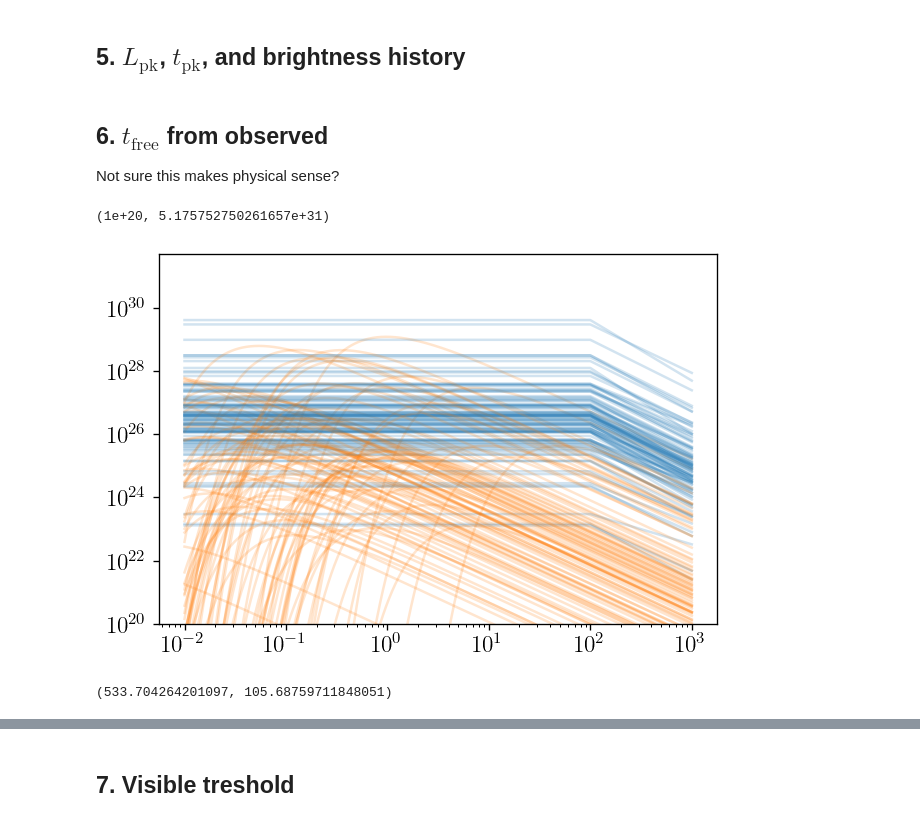
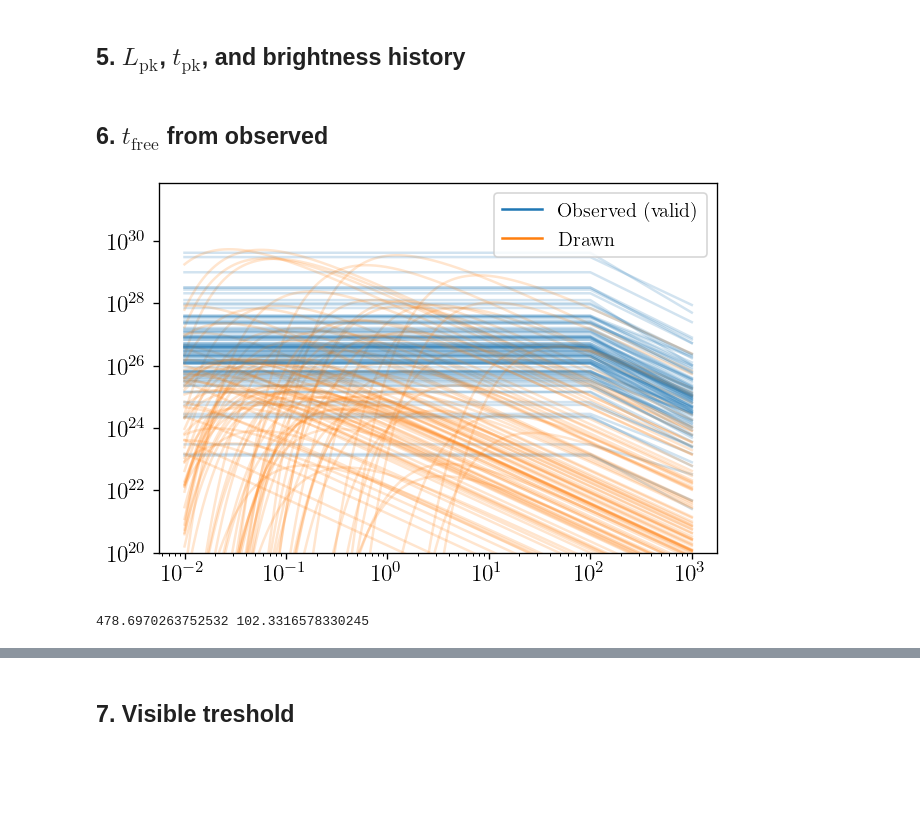
Before and after one commit to yitiansun/axion-mirror, a Jupyter notebook: notebooks/snr_graveyard.ipynb, the cells around one changed output, grey strips where cells are left out. Cells and saved outputs as stored; diff of their text form; code cells hidden in the pictures; blank space fills up the shorter version.

```diff
--- a/notebooks/snr_graveyard.ipynb
+++ b/notebooks/snr_graveyard.ipynb
@@ -28,3 +25,5 @@ snrlist = pickle.load(open("../data/SNR/snrlist_none.p", 'rb'))
+# %%
+valid_snr_list = load_snr_list("../data/SNR/snrlist_none.json")
 # %% [markdown]
 ## 1. rate
 # %%
@@ -154,7 +153,7 @@ ax.set(xlabel='x [kpc]', ylabel='y [kpc]', title='Observed (valid)');
 # %%
 lbd_pops = {}
 
-lbd = np.array([[snr.l, snr.b, snr.d] for snr in snrlist])
+lbd = np.array([[snr.l, snr.b, snr.d] for snr in valid_snr_list])
 lbd[:, 0] = np.where(lbd[:, 0] > np.pi, lbd[:, 0]-2*np.pi, lbd[:, 0])
 lbd_pops['obs'] = lbd
 
@@ -232,5 +229,5 @@ snrlist = pickle.load(open("../data/SNR/snrlist_none.p", 'rb'))
 # %%
-snr_size_1000yr_arr = [snr.size_t(1000) * snr.d for snr in snrlist] # [kpc]
+snr_size_1000yr_arr = [snr.size_t(1000) * snr.d for snr in valid_snr_list] # [kpc]
 # %%
 # fit
 size_skewness, size_loc, size_scale = stats.skewnorm.fit(snr_size_1000yr_arr)
@@ -263,24 +260,28 @@ L_pk_stddex = 1.5 # [1]
 L_pk_sampler = lambda size: 10**(stats.norm.rvs(loc=np.log10(L_pk_mean), scale=L_pk_stddex, size=size))
 # %% [markdown]
 ## 6. $t_\mathrm{free}$ from observed
-Not sure this makes physical sense?
 # %%
 ts = np.geomspace(0.01, 1000, 1000)
-for snr in snrlist:
+fig, ax = plt.subplots()
+for snr in valid_snr_list:
     factor = (4*np.pi*(snr.d*kpc)**2) * Jy * sec**2
     Lnu1GHz = snr.Snu1GHz * factor # [erg/s/Hz]
     Lnu1GHz_adiabatic = lambda t: Lnu1GHz * (t/snr.t_now)**snr.ti2
     L_pk = 10**(stats.norm.rvs(loc=np.log10(L_pk_mean), scale=L_pk_stddex))
     t_pk = 10**(stats.norm.rvs(loc=np.log10(t_pk_mean), scale=t_pk_stddex))
     Lnu1GHz_pk = L_pk * np.sqrt(4*10) ** (snr.si)
     Lnu1GHz_free = lambda t: Lnu1GHz_pk * jnp.exp(1.5*(1-t_pk/(t*365.25))) * ((t*365.25)/t_pk)**(-1.5)
-    plt.plot(ts, [snr.Snu_t_fl(1000, t)*factor for t in ts], color='C0', alpha=0.2)
-    plt.plot(ts, Lnu1GHz_free(ts), color='C1', alpha=0.2)
-plt.loglog()
-plt.ylim(1e20, None)
+    ax.plot(ts, [snr.Snu_t_fl(1000, t)*factor for t in ts], color='C0', alpha=0.2)
+    ax.plot(ts, Lnu1GHz_free(ts), color='C1', alpha=0.2)
+ax.loglog()
+ax.set(ylim=(1e20, None))
+ax.legend(
+    [mpl.lines.Line2D([0], [0], color=c) for c in ['C0', 'C1']],
+    ['Observed (valid)', 'Drawn'],
+    loc='upper right'
+);
 # %% [output]
-(1e+20, 5.175752750261657e+31)
-[figure, old version]
+[figure, new version]
 # %%
 ts = np.geomspace(0.001, 10000, 1000)
 
@@ -307,9 +308,8 @@ for snr in tqdm(snrlist):
                 t_free_arr.append(ts[i])
 # %%
 # fit
+print(np.mean(t_free_arr), np.median(t_free_arr))
 t_free_skewness, t_free_loc, t_free_scale = stats.skewnorm.fit(np.log10(t_free_arr))
 t_free_sampler = lambda size: 10**stats.skewnorm.rvs(t_free_skewness, loc=t_free_loc, scale=t_free_scale, size=size)
+# %% [output]
+478.6970263752532 102.3316578330245
-# %%
-np.mean(t_free_arr), np.median(t_free_arr)
-# %% [output]
-(533.704264201097, 105.68759711848051)
```
Also changed, not shown: parts of 39 cells of this notebook, 6 other files.
